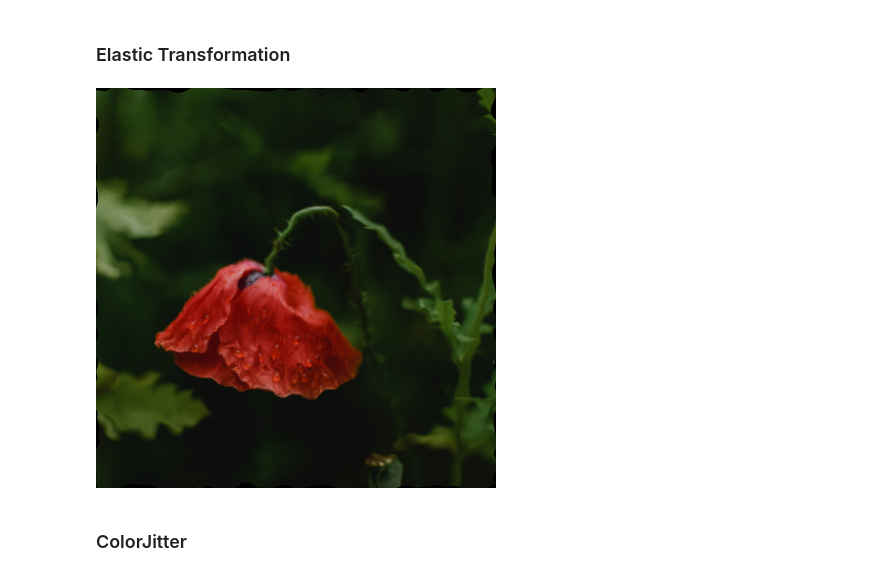
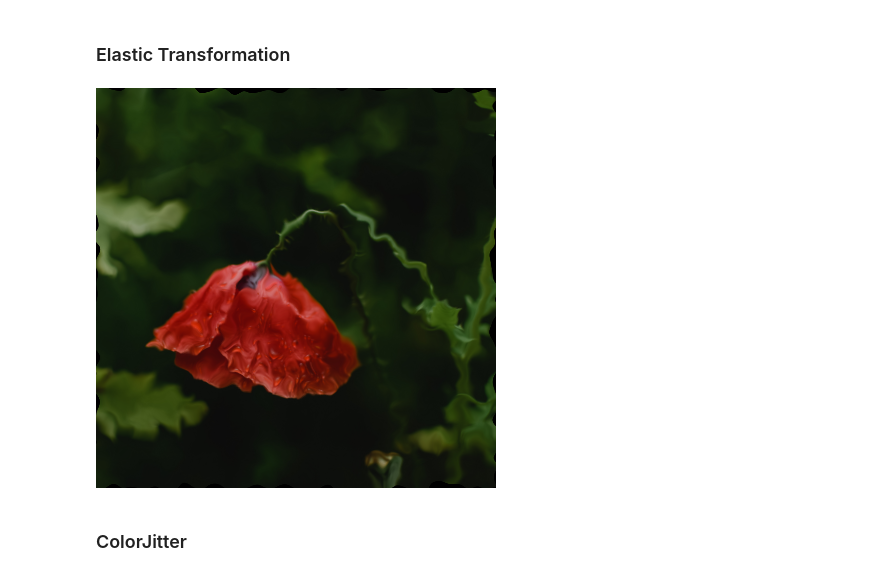
Before and after one commit to OliverThomaschewski/data_augmentation, a Jupyter notebook: data.ipynb, the cells around one changed output. Saved outputs shown, nothing was run; the diff lists cells and outputs as text; code cells hidden in the pictures.

```diff
--- a/data.ipynb
+++ b/data.ipynb
@@ -145,10 +145,10 @@ pers_img
 # %% [markdown]
 ### Elastic Transformation
 # %%
-elastic_img = T.ElasticTransform(alpha= 100.0)(orig_img)
+elastic_img = T.ElasticTransform(alpha= 150.0)(orig_img)
 elastic_img
 # %% [output]
-[figure, old version]
+[figure, new version]
 # %% [markdown]
 ### ColorJitter
 # %%
```
Also changed, not shown: parts of 9 cells of this notebook.
